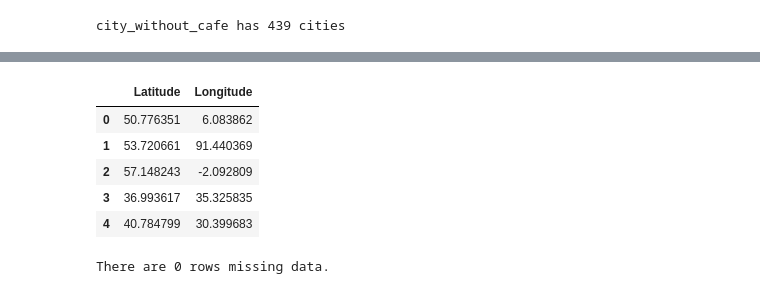
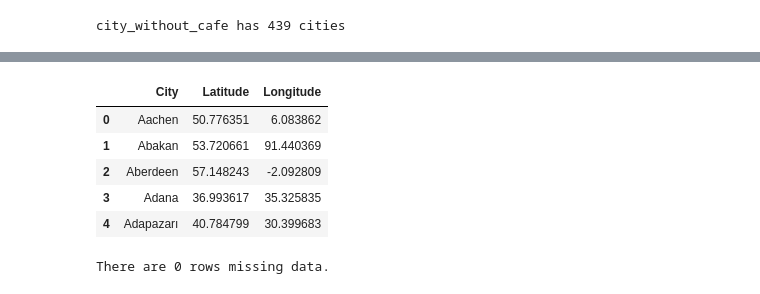
Before and after one commit to kossick/Coursera_Capstone, a Jupyter notebook: Non-cafe_cities.ipynb, the cells around one changed output, grey strips where cells are left out. Cells and saved outputs as stored; diff of their text form; code cells hidden in the pictures.

```diff
--- a/Non-cafe_cities.ipynb
+++ b/Non-cafe_cities.ipynb
@@ -103,2 +96,3 @@ city_without_cafe
 # %%
-cwc_df = pd.DataFrame(city_without_cafe)
+cwc_df = pd.DataFrame(city_without_cafe, columns=['City'])
+cwc_df.head()
@@ -122,30 +123,34 @@ cwc_df.loc[135] = 'Yoshkar-Ola'
 cwc_df.loc[177] = 'Kremenchuk'
 cwc_df.loc[209] = 'Makiivka'
 cwc_df.loc[243] = 'Nizhnevartovsk'
+cwc_df.loc[259] = 'Oldham, Greater Manchester'
 cwc_df.loc[280] = 'Piraeus'
 cwc_df.drop(294, axis=0, inplace=True) # Rhondda Cynon Taf is a Welsh county whose largest town has less than 31000 people
 cwc_df.loc[345] = 'Stary Oskol'
 cwc_df.loc[356] = 'Syktyvkar'
+cwc_df.drop(381, axis=0, inplace=True) # We perhaps don't want Turku within our training data
 cwc_df.loc[390] = 'Yuzhno-Sakhalinsk'
+cwc_df.loc[393] = 'Van, İpekyolu'
 cwc_df.loc[401] = 'Vinnytsia'
 cwc_df.loc[421] = 'Yaroslavl'
 # %%
-for row in cwc_df.values:
+for row in cwc_df.to_numpy():
+    city = row[0]
     ll_dict = dict()
-    ll = get_ll(row)
-    ll_dict = {'Latitude': ll[0], 'Longitude': ll[1]}
+    ll = get_ll(city)
+    ll_dict = {'City': city, 'Latitude': ll[0], 'Longitude': ll[1]}
     ll_list.append(ll_dict)
 
 # Build the DataFrame
 ll_df = pd.DataFrame(ll_list)
 ll_df.head()
 # %% [output]
-|  | Latitude | Longitude |
-| 0 | 50.776351 | 6.083862 |
-| 1 | 53.720661 | 91.440369 |
-| 2 | 57.148243 | -2.092809 |
-| 3 | 36.993617 | 35.325835 |
-| 4 | 40.784799 | 30.399683 |
+|  | City | Latitude | Longitude |
+| 0 | Aachen | 50.776351 | 6.083862 |
+| 1 | Abakan | 53.720661 | 91.440369 |
+| 2 | Aberdeen | 57.148243 | -2.092809 |
+| 3 | Adana | 36.993617 | 35.325835 |
+| 4 | Adapazarı | 40.784799 | 30.399683 |
 # %%
 null_idx = ll_df.index[ll_df['Latitude'].isnull()].tolist()
 print(f'There are {len(null_idx)} rows missing data.')
```
Also changed, not shown: parts of 6 cells of this notebook, 4 other files.
